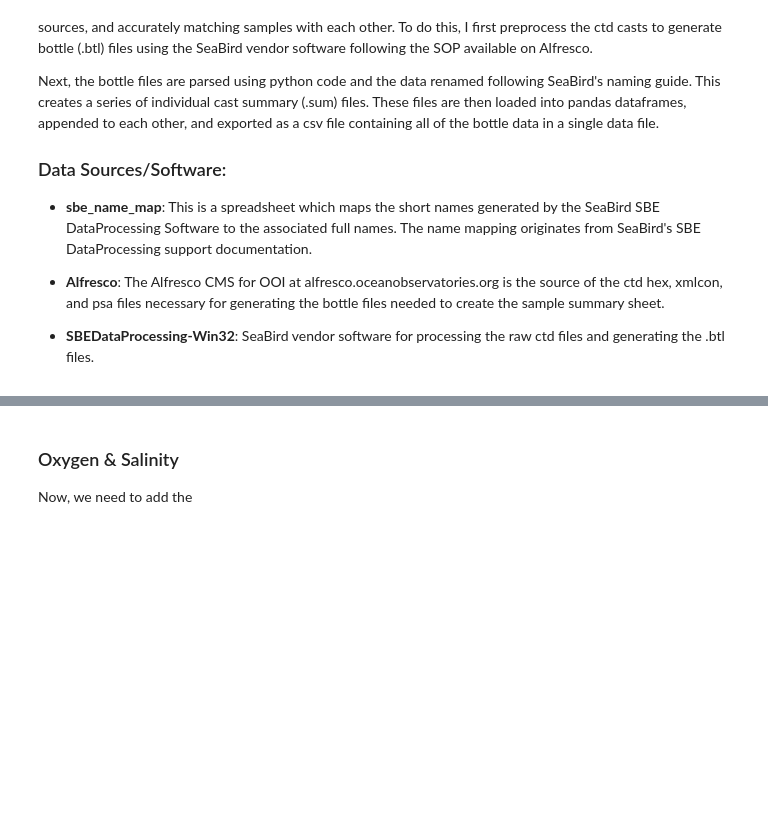
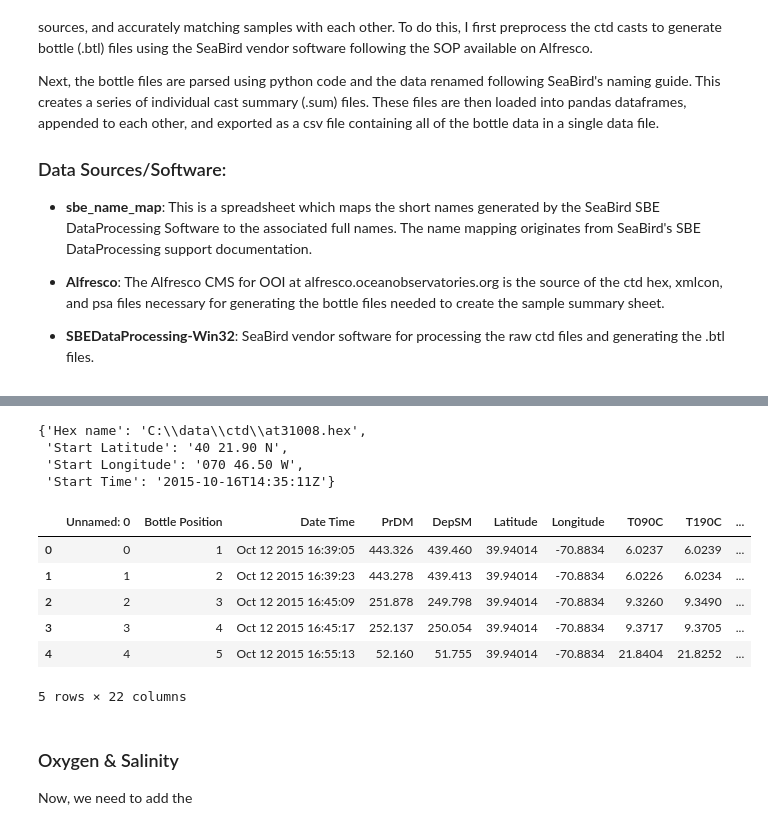
Before and after one commit to cooleyky/QAQC_Sandbox, a Jupyter notebook: Ship_data/btl_file_processing.ipynb, the cells around one changed output, grey strips where cells are left out. Drawn from its saved outputs; the diff is of its cells as text; code cells hidden in the pictures; blank space fills up the shorter version.

```diff
--- a/Ship_data/btl_file_processing.ipynb
+++ b/Ship_data/btl_file_processing.ipynb
@@ -32,7 +32,7 @@ sbe_name_map = pd.read_excel('/media/andrew/OS/Users/areed/Documents/OOI-CGSN/QA
 # %%
 basepath = '/media/andrew/OS/Users/areed/Documents/OOI-CGSN/QAQC_Sandbox/Ship_data/'
 array = 'Pioneer/'
-cruise = 'Pioneer-05/'
+cruise = 'Pioneer-05/Leg_1/'
 water_dir = 'Water Sampling/'
 ctd_dir = 'ctd/'
 # %%
@@ -156,6 +174,13 @@ for filename in files:
 
     # Save the results
     df.to_csv(btlpath+outname)
+# %%
+hdr
+# %% [output]
+{'Hex name': 'C:\\data\\ctd\\at31008.hex',
+ 'Start Latitude': '40 21.90 N',
+ 'Start Longitude': '070 46.50 W',
+ 'Start Time': '2015-10-16T14:35:11Z'}
 # %%
 # Now, for each "summary" file, load and append to each other
 df = pd.DataFrame()
@@ -164,6 +189,16 @@ for file in os.listdir(btlpath):
         df = df.append(pd.read_csv(btlpath+file))
     else:
         pass
+# %%
+df.head()
+# %% [output]
+|  | Unnamed: 0 | Bottle Position | Date Time | PrDM | DepSM | Latitude | Longitude | T090C | T190C | ... |
+| 0 | 0 | 1 | Oct 12 2015 16:39:05 | 443.326 | 439.460 | 39.94014 | -70.8834 | 6.0237 | 6.0239 | ... |
+| 1 | 1 | 2 | Oct 12 2015 16:39:23 | 443.278 | 439.413 | 39.94014 | -70.8834 | 6.0226 | 6.0234 | ... |
+| 2 | 2 | 3 | Oct 12 2015 16:45:09 | 251.878 | 249.798 | 39.94014 | -70.8834 | 9.3260 | 9.3490 | ... |
+| 3 | 3 | 4 | Oct 12 2015 16:45:17 | 252.137 | 250.054 | 39.94014 | -70.8834 | 9.3717 | 9.3705 | ... |
+| 4 | 4 | 5 | Oct 12 2015 16:55:13 | 52.160 | 51.755 | 39.94014 | -70.8834 | 21.8404 | 21.8252 | ... |
+5 rows × 22 columns
 # %%
 sbe_name_map['Short Name'].apply(lambda x: str(x).lower());
 # %%
```
Also changed, not shown: parts of 17 cells of this notebook, 1 other file.
